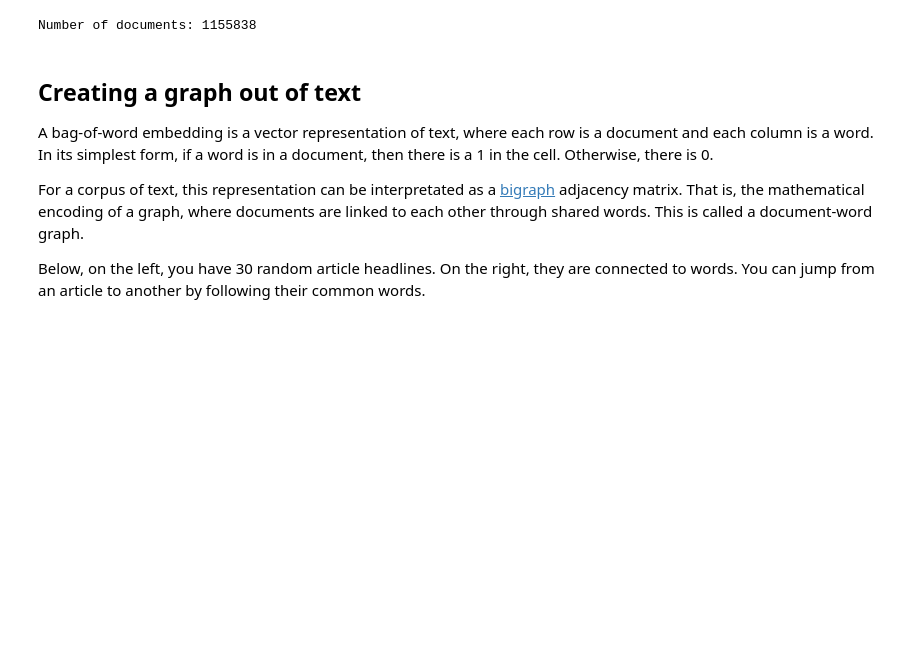
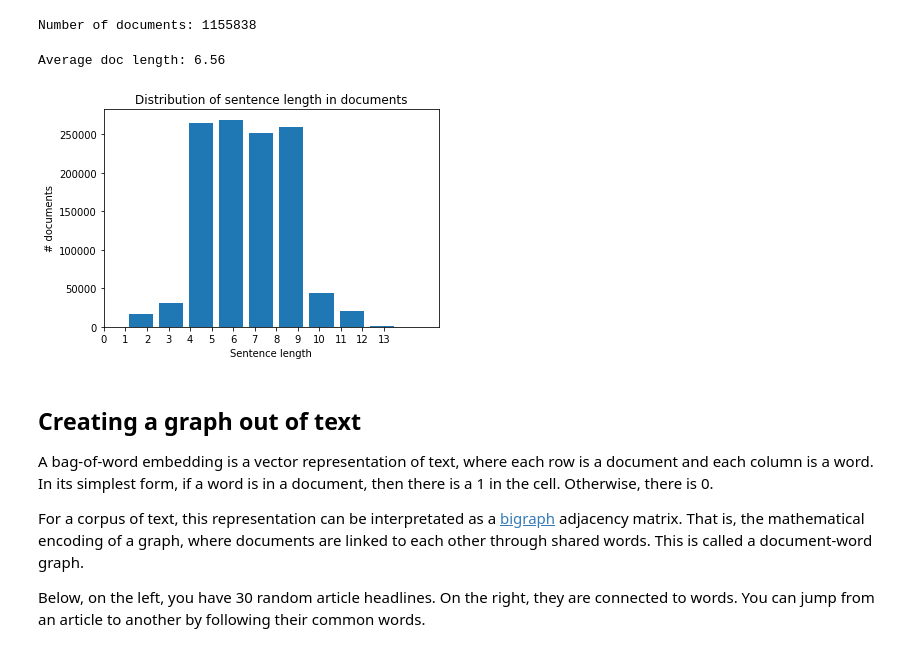
Before and after one commit to oulianov/explorative-search, a Jupyter notebook: graph-search.ipynb, the cells around one changed output. Saved outputs shown, nothing was run; the diff lists cells and outputs as text; code cells hidden in the pictures; blank space fills up the shorter version.

```diff
--- a/graph-search.ipynb
+++ b/graph-search.ipynb
@@ -34,6 +36,20 @@ df.drop_duplicates(subset=["headline_text"], ignore_index=True, inplace=True)
 print(f"Number of documents: {df.shape[0]}")
 # %% [output]
 Number of documents: 1155838
+# %%
+doc_length = df['headline_text'].apply(lambda x: len(x.split(" ")))
+
+print(f"Average doc length: {np.mean(doc_length):.2f}")
+
+plt.hist(doc_length, rwidth=0.8)
+plt.title("Distribution of sentence length in documents")
+plt.xticks(range(14))
+plt.xlabel("Sentence length")
+plt.ylabel("# documents")
+plt.show()
+# %% [output]
+Average doc length: 6.56
+[figure, added]
 # %% [markdown]
 ## Creating a graph out of text
 
```
Also changed, not shown: parts of 66 cells of this notebook.
